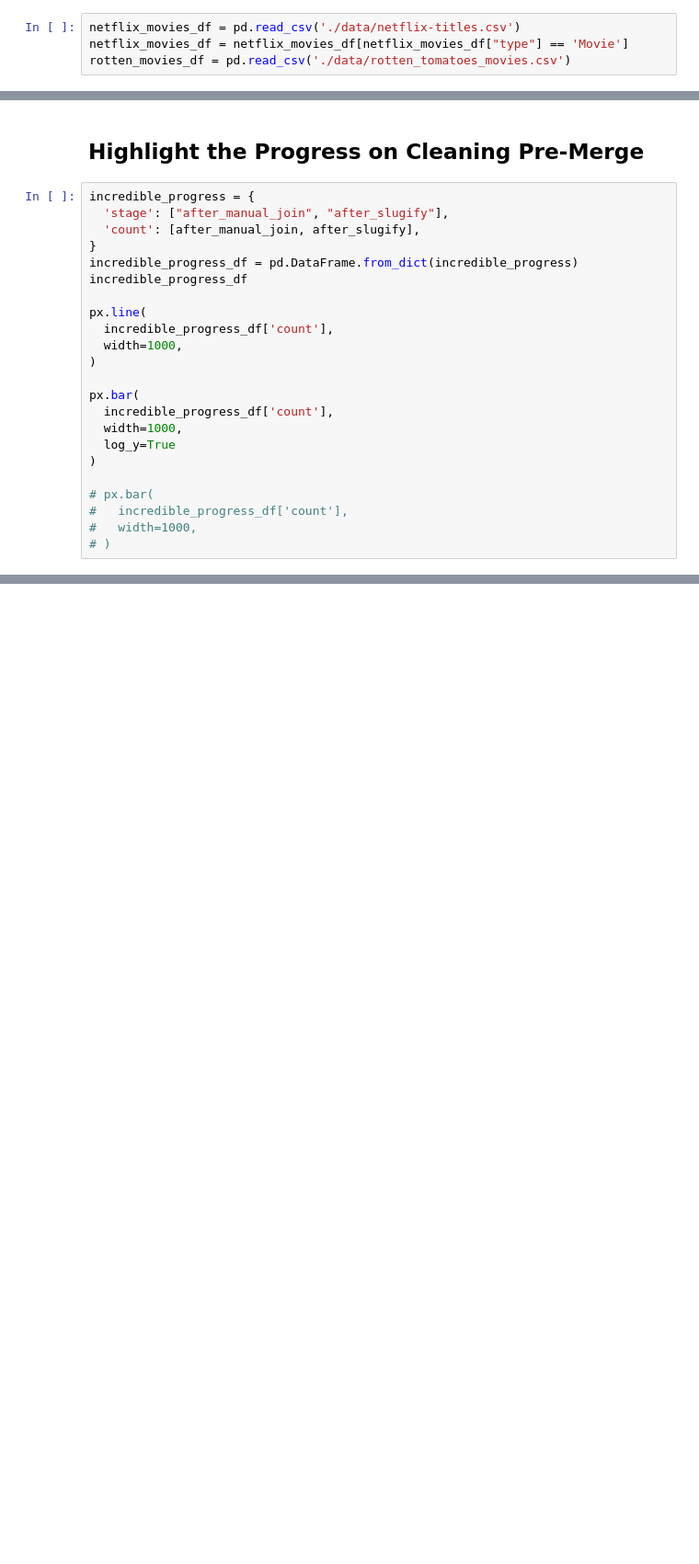
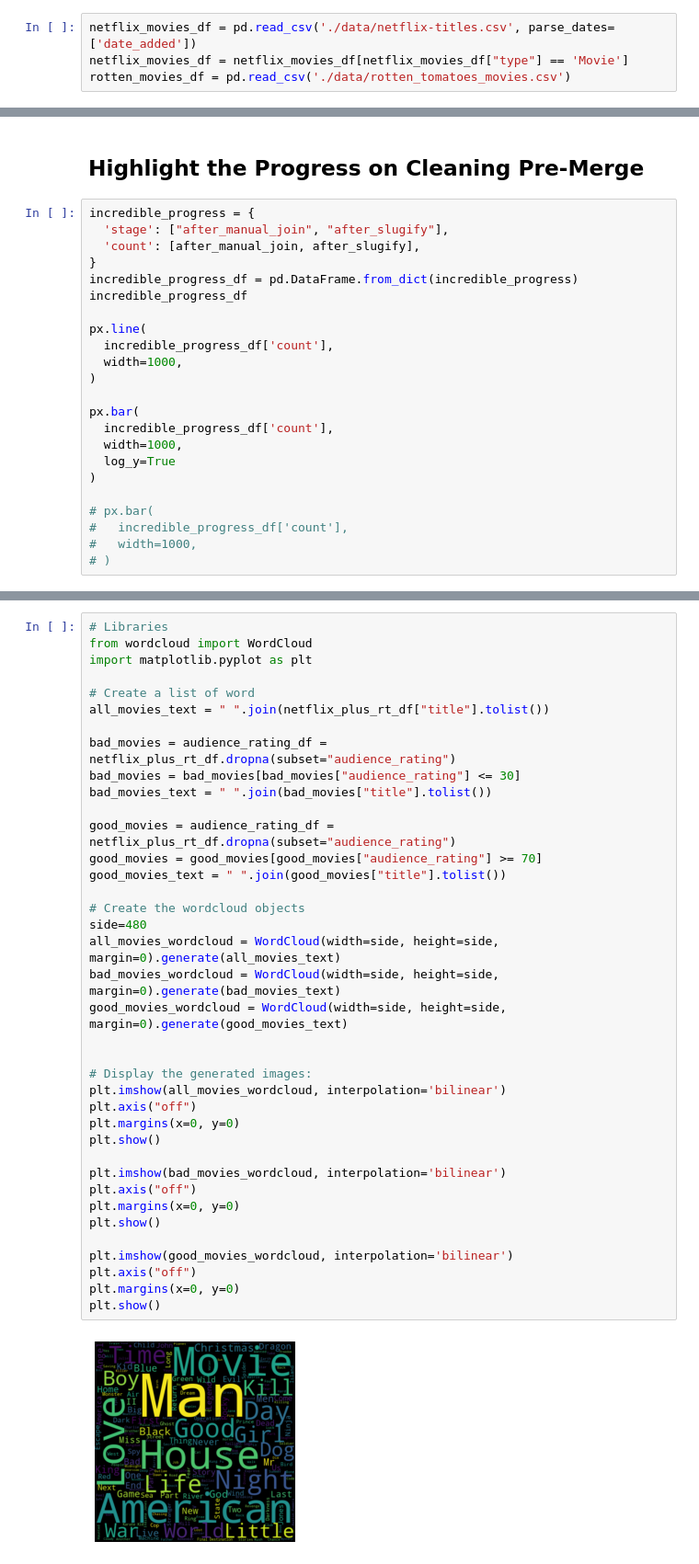
Before and after one commit to PKilgarriff/netflix-analysis, a Jupyter notebook: netflix_rotten_tomatoes.ipynb, the cells around one changed output, grey strips where cells are left out. Shown: that part at 92% size. Cells and saved outputs as stored; diff of their text form; blank space fills up the shorter version.

Commit message:
Slugify work and Further Visualisation

```diff
--- a/netflix_rotten_tomatoes.ipynb
+++ b/netflix_rotten_tomatoes.ipynb
@@ -12,7 +12,7 @@ Create DataFrame from Netflix CSV, filtered to just movies
 
 Create DataFrame from Rotten Tomatoes Movies CSV
 # %%
-netflix_movies_df = pd.read_csv('./data/netflix-titles.csv')
+netflix_movies_df = pd.read_csv('./data/netflix-titles.csv', parse_dates=['date_added'])
 netflix_movies_df = netflix_movies_df[netflix_movies_df["type"] == 'Movie']
 rotten_movies_df = pd.read_csv('./data/rotten_tomatoes_movies.csv')
 # %% [markdown]
@@ -245,0 +322,40 @@ px.bar(
+# %%
+# Libraries
+from wordcloud import WordCloud
+import matplotlib.pyplot as plt
+
+# Create a list of word
+all_movies_text = " ".join(netflix_plus_rt_df["title"].tolist())
+
+bad_movies = audience_rating_df = netflix_plus_rt_df.dropna(subset="audience_rating")
+bad_movies = bad_movies[bad_movies["audience_rating"] <= 30]
+bad_movies_text = " ".join(bad_movies["title"].tolist())
+
+good_movies = audience_rating_df = netflix_plus_rt_df.dropna(subset="audience_rating")
+good_movies = good_movies[good_movies["audience_rating"] >= 70]
+good_movies_text = " ".join(good_movies["title"].tolist())
+
+# Create the wordcloud objects
+side=480
+all_movies_wordcloud = WordCloud(width=side, height=side, margin=0).generate(all_movies_text)
+bad_movies_wordcloud = WordCloud(width=side, height=side, margin=0).generate(bad_movies_text)
+good_movies_wordcloud = WordCloud(width=side, height=side, margin=0).generate(good_movies_text)
+
+
+# Display the generated images:
+plt.imshow(all_movies_wordcloud, interpolation='bilinear')
+plt.axis("off")
+plt.margins(x=0, y=0)
+plt.show()
+
+plt.imshow(bad_movies_wordcloud, interpolation='bilinear')
+plt.axis("off")
+plt.margins(x=0, y=0)
+plt.show()
+
+plt.imshow(good_movies_wordcloud, interpolation='bilinear')
+plt.axis("off")
+plt.margins(x=0, y=0)
+plt.show()
+# %% [output]
+[figure, added]
```
Also changed, not shown: parts of 7 cells of this notebook, 3 other files.
